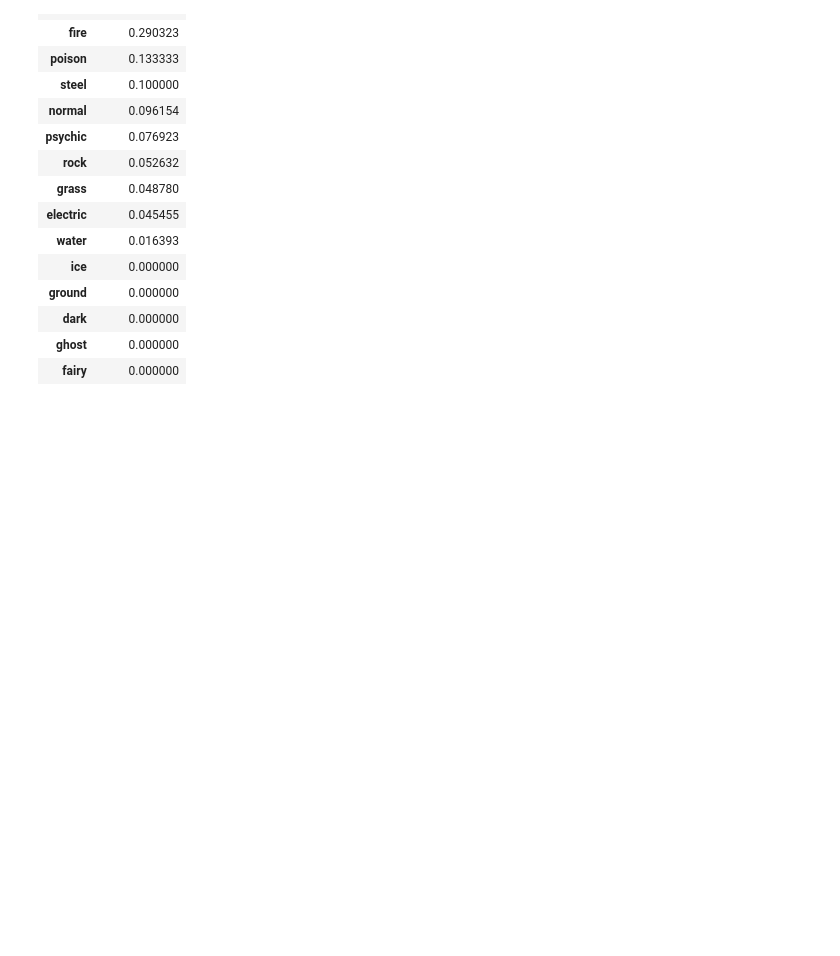
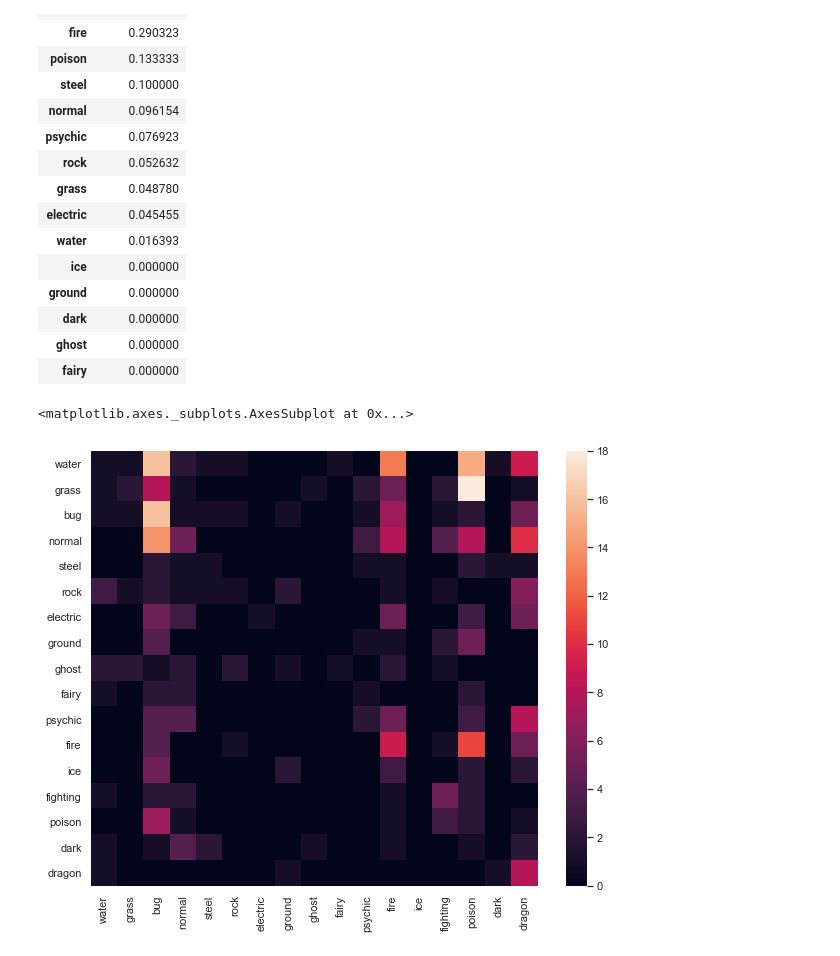
Before and after one commit to Carova/DiP_oefening_pokemon_dataset, a Jupyter notebook: Pokemon dataset - Opdracht 2.ipynb, the cells around one changed output. Saved outputs shown, nothing was run; the diff lists cells and outputs as text; code cells hidden in the pictures; blank space fills up the shorter version.

```diff
--- a/Pokemon dataset - Opdracht 2.ipynb
+++ b/Pokemon dataset - Opdracht 2.ipynb
@@ -443,3 +479,22 @@ pred_accuracy(list(y_pred), list(y_test))
 | dark | 0.000000 |
 | ghost | 0.000000 |
 | fairy | 0.000000 |
+# %%
+from sklearn.metrics import confusion_matrix
+
+def conf_matrix_heatmap(y_test, y_pred):
+    labels = y_test.unique()
+    dataf = (pd.DataFrame(confusion_matrix(y_true=y_test, y_pred=y_pred, labels=labels))
+             .set_index(labels)
+            )
+    dataf = (dataf
+             .rename(columns = dict(zip(dataf.columns, dataf.index)))
+            )
+    return sns.heatmap(dataf)
+
+
+
+conf_matrix_heatmap(y_test=y_test, y_pred=y_pred)
+# %% [output]
+<matplotlib.axes._subplots.AxesSubplot at 0x...>
+[figure, added]
```
Also changed, not shown: parts of 13 cells of this notebook, 1 other file.
